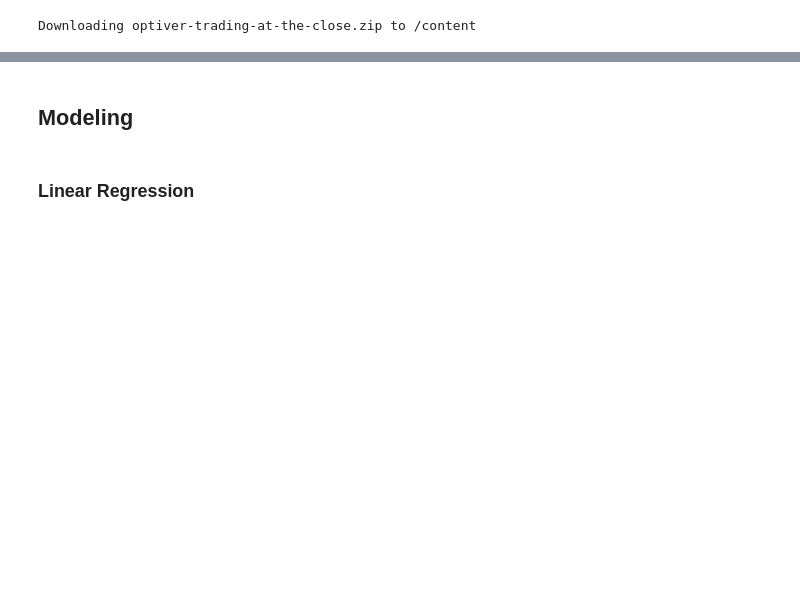
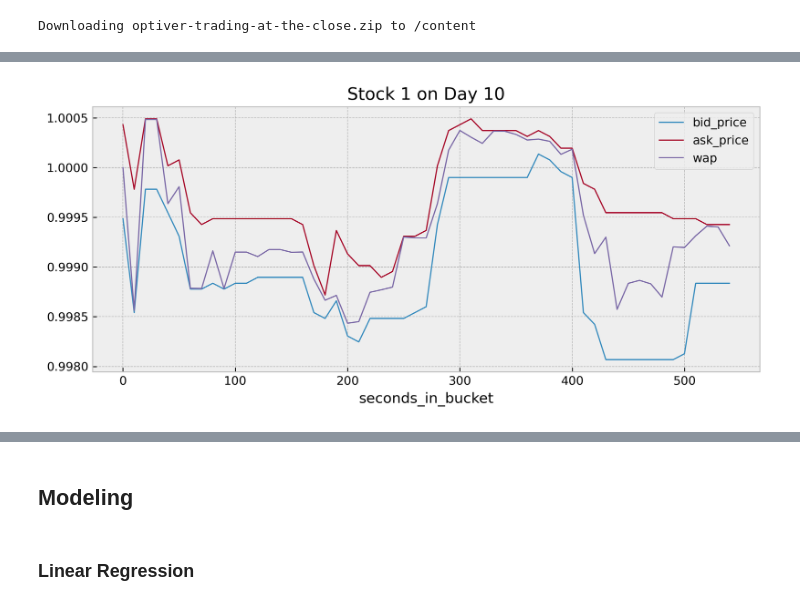
Before and after one commit to BryanDYang/Optiver_Trading, a Jupyter notebook: Optiver_Trading.ipynb, the cells around one changed output, grey strips where cells are left out. Drawn from its saved outputs; the diff is of its cells as text; code cells hidden in the pictures; blank space fills up the shorter version.

```diff
--- a/Optiver_Trading.ipynb
+++ b/Optiver_Trading.ipynb
@@ -140,0 +107,5 @@ df['date_id'].nunique()
+# %%
+train_df = pd.read_csv("train.csv")
+train_df = train_df.dropna(subset=["target"])
+train_df.reset_index(drop=True, inplace=True)
+train_df.shape
@@ -140,0 +202,11 @@ df['date_id'].nunique()
+# %%
+# Take a look at any single time series by setting the stock_id and date_id
+
+stock_id = 6
+date_id = 4
+
+(train_df
+    .query(f'stock_id == {stock_id} & date_id == {date_id}')
+    .drop(columns=['stock_id', 'date_id', 'time_id', 'row_id'])
+    .head(10)
+)
@@ -140,0 +314,4 @@ df['date_id'].nunique()
+# %%
+# See which date's data are missing for a specific stock_id
+stock_id = 78 # change this
+missing_data[stock_id]
@@ -140,0 +347,10 @@ df['date_id'].nunique()
+# %%
+def time_series_plot(df, cols, stock_id, date_id):
+    # A helper function to plot the time seires for a given stock in a given date
+    (df
+        .query(f'stock_id == {stock_id} & date_id == {date_id}')
+        .loc[:, ['seconds_in_bucket'] + cols]
+        # .replace(0, np.nan)
+        .set_index('seconds_in_bucket')
+        .plot(title=f'Stock {stock_id} on Day {date_id}', figsize=(10, 4), linewidth=1)
+    )
@@ -140,0 +409,11 @@ df['date_id'].nunique()
+# %%
+# We tried a few different stock_id and date_id to see the common patterns
+
+time_series_plot(
+    df=train_df,
+    cols=['bid_price','ask_price', 'wap'],
+    stock_id = 1,
+    date_id = 10
+)
+# %% [output]
+[figure, added]
```
Also changed, not shown: parts of 102 cells of this notebook.
